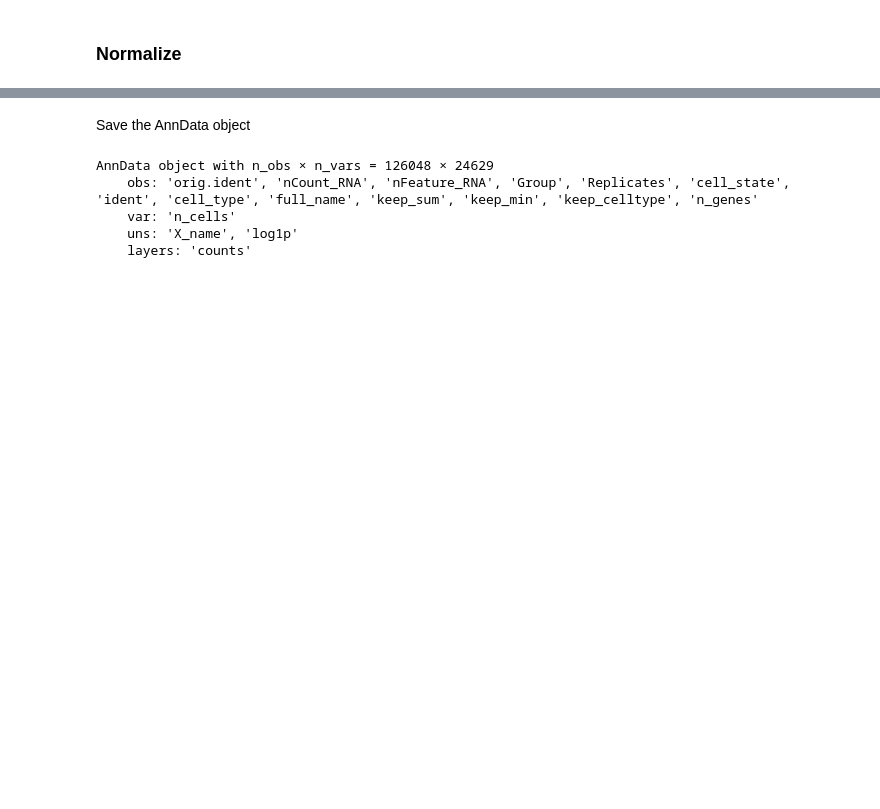
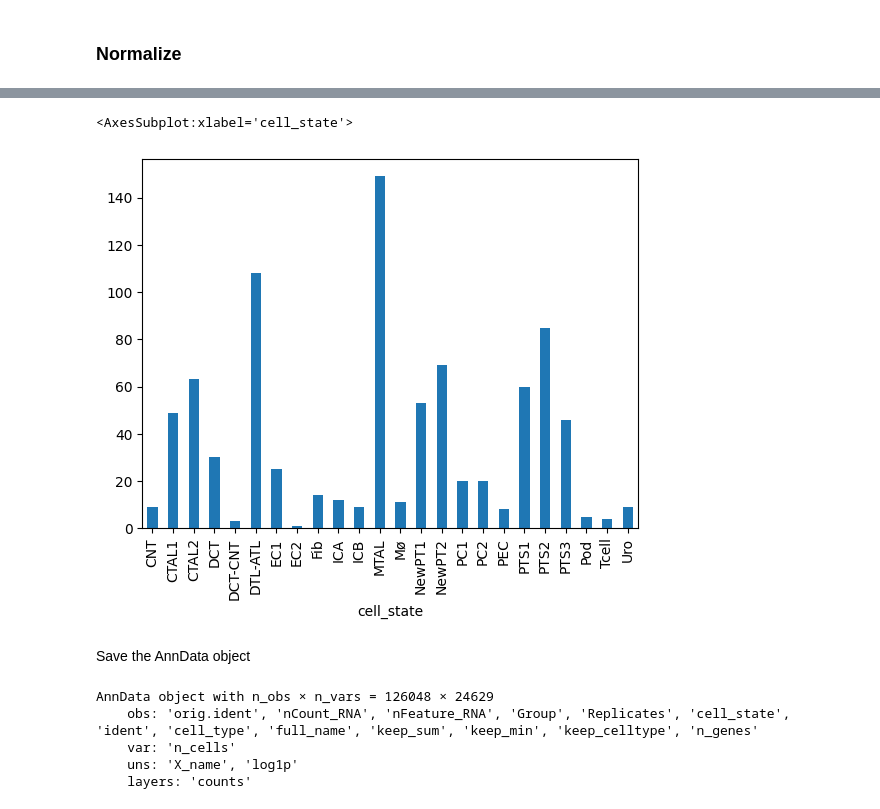
Before and after one commit to saezlab/lianaplus_manuscript, a Jupyter notebook: notebooks/scAKI/1.AKI_PrepapreSC.ipynb, the cells around one changed output, grey strips where cells are left out. Saved outputs shown, nothing was run; the diff lists cells and outputs as text; code cells hidden in the pictures; blank space fills up the shorter version.

```diff
--- a/notebooks/scAKI/1.AKI_PrepapreSC.ipynb
+++ b/notebooks/scAKI/1.AKI_PrepapreSC.ipynb
@@ -139,3 +150,8 @@ sc.pp.log1p(adata)
+# %%
+adata[np.array(adata[:,'Slc34a2'].X.A > 0),:].obs.groupby(groupby).size().plot(kind='bar')
+# %% [output]
+<AxesSubplot:xlabel='cell_state'>
+[figure, added]
 # %% [markdown]
 Save the AnnData object
 # %%
```
Also changed, not shown: parts of 7 cells of this notebook, 5 other files.
